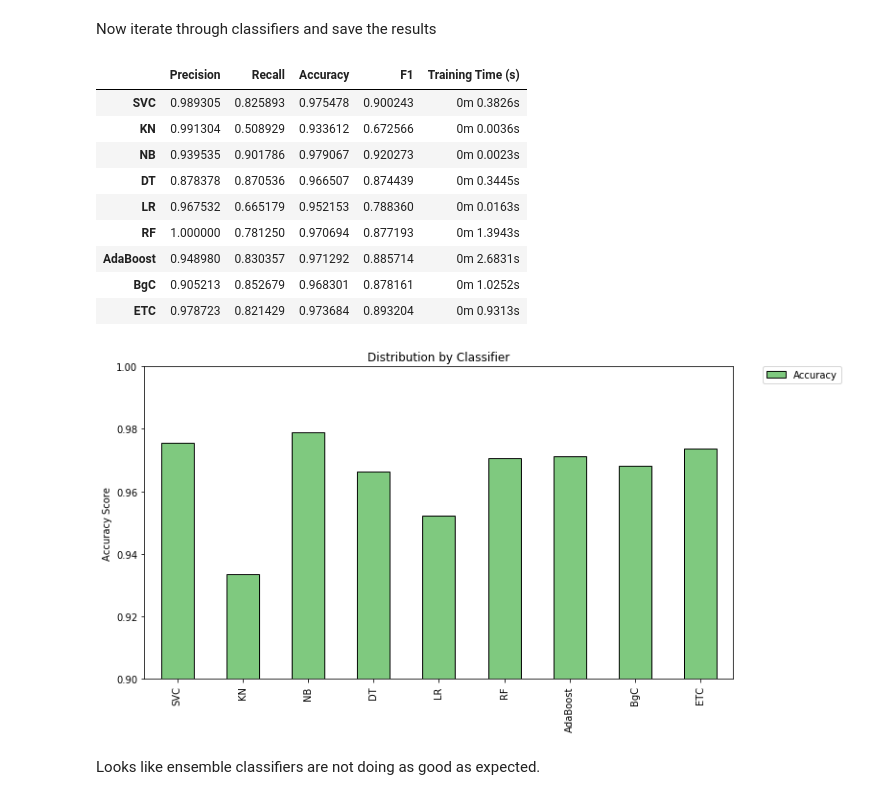
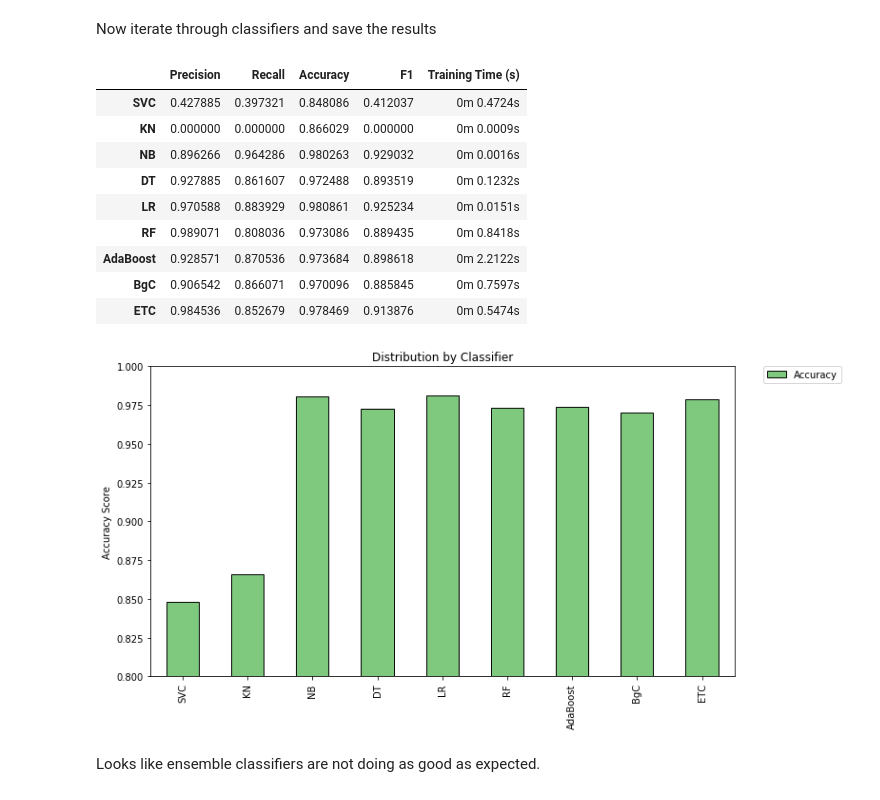
Before and after one commit to chenkangyang/spam-detection, a Jupyter notebook: notebook/sms-spam-v2.ipynb, the cells around one changed output. Saved outputs shown, nothing was run; the diff lists cells and outputs as text; code cells hidden in the pictures.

```diff
--- a/notebook/sms-spam-v2.ipynb
+++ b/notebook/sms-spam-v2.ipynb
@@ -89,7 +89,7 @@ Now define our tex precessing function. It will remove any punctuation and stopw
 # %%
 # text_feat = text_feat.apply(text_process)
 # %%
-vectorizer = CountVectorizer("english")
+vectorizer = CountVectorizer()
 # %%
 features = vectorizer.fit_transform(text_feat)
 # %%
@@ -163,25 +163,25 @@ df = pd.DataFrame.from_items(pred_scores,orient='index', columns=['Precision', '
 df
 # %% [output]
 |  | Precision | Recall | Accuracy | F1 | Training Time (s) |
-| SVC | 0.989305 | 0.825893 | 0.975478 | 0.900243 | 0m 0.3826s |
-| KN | 0.991304 | 0.508929 | 0.933612 | 0.672566 | 0m 0.0036s |
-| NB | 0.939535 | 0.901786 | 0.979067 | 0.920273 | 0m 0.0023s |
-| DT | 0.878378 | 0.870536 | 0.966507 | 0.874439 | 0m 0.3445s |
-| LR | 0.967532 | 0.665179 | 0.952153 | 0.788360 | 0m 0.0163s |
-| RF | 1.000000 | 0.781250 | 0.970694 | 0.877193 | 0m 1.3943s |
-| AdaBoost | 0.948980 | 0.830357 | 0.971292 | 0.885714 | 0m 2.6831s |
-| BgC | 0.905213 | 0.852679 | 0.968301 | 0.878161 | 0m 1.0252s |
-| ETC | 0.978723 | 0.821429 | 0.973684 | 0.893204 | 0m 0.9313s |
+| SVC | 0.427885 | 0.397321 | 0.848086 | 0.412037 | 0m 0.4724s |
+| KN | 0.000000 | 0.000000 | 0.866029 | 0.000000 | 0m 0.0009s |
+| NB | 0.896266 | 0.964286 | 0.980263 | 0.929032 | 0m 0.0016s |
+| DT | 0.927885 | 0.861607 | 0.972488 | 0.893519 | 0m 0.1232s |
+| LR | 0.970588 | 0.883929 | 0.980861 | 0.925234 | 0m 0.0151s |
+| RF | 0.989071 | 0.808036 | 0.973086 | 0.889435 | 0m 0.8418s |
+| AdaBoost | 0.928571 | 0.870536 | 0.973684 | 0.898618 | 0m 2.2122s |
+| BgC | 0.906542 | 0.866071 | 0.970096 | 0.885845 | 0m 0.7597s |
+| ETC | 0.984536 | 0.852679 | 0.978469 | 0.913876 | 0m 0.5474s |
 # %%
-df.plot(kind='bar', y="Accuracy", ylim=(0.9,1.0), figsize=(11,6), align='center', colormap="Accent")
+df.plot(kind='bar', y="Accuracy", ylim=(0.8,1.0), figsize=(11,6), align='center', colormap="Accent")
 plt.xticks(np.arange(9), df.index)
 plt.ylabel('Accuracy Score')
 plt.title('Distribution by Classifier')
 plt.legend(bbox_to_anchor=(1.05, 1), loc=2, borderaxespad=0.)
 plt.savefig("../img/sms-acc-basemodel-v2.eps")
 plt.show()
 # %% [output]
-[figure, old version]
+[figure, new version]
 # %% [markdown]
 Looks like ensemble classifiers are not doing as good as expected.
 # %% [markdown]
```
Also changed, not shown: parts of 13 cells of this notebook, 48 other files.
